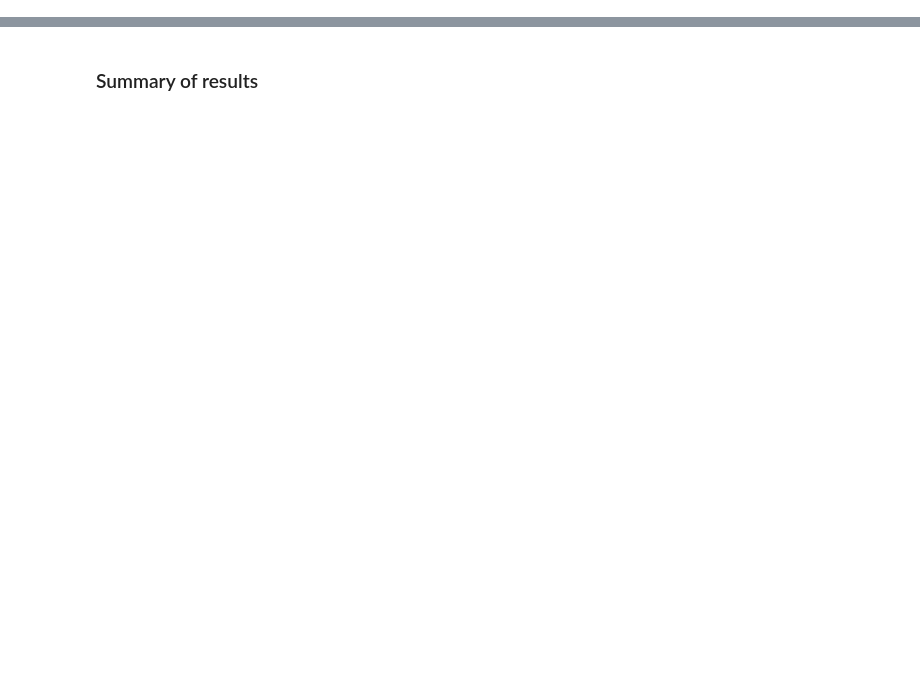
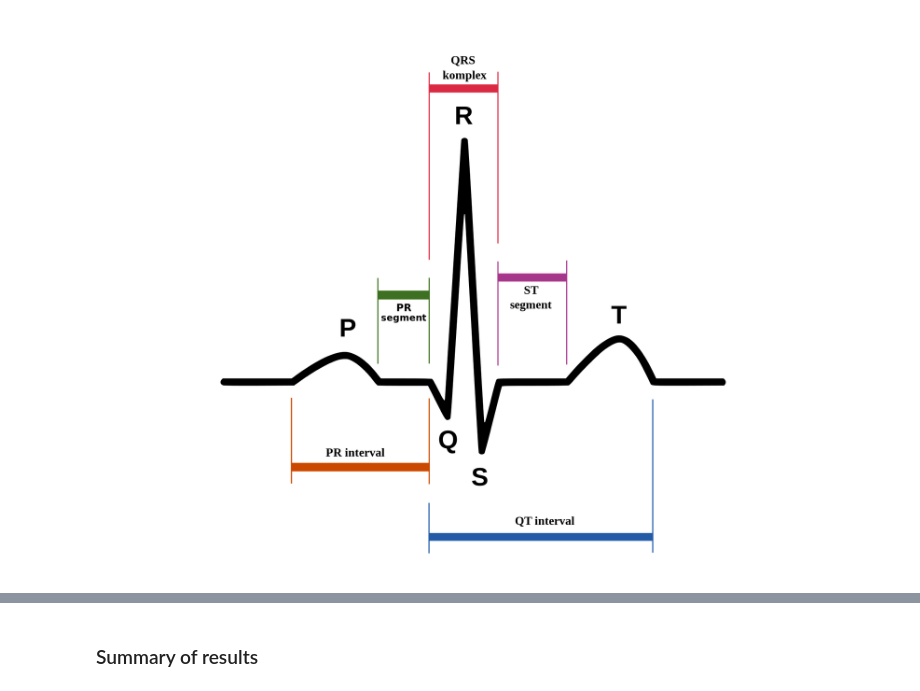
Before and after one commit to lhadhazy/neural_ffn_ecg_tensorflow, a Jupyter notebook: cnn.ipynb, the cells around one changed output, grey strips where cells are left out. Saved outputs shown, nothing was run; the diff lists cells and outputs as text; code cells hidden in the pictures; blank space fills up the shorter version.

```diff
--- a/cnn.ipynb
+++ b/cnn.ipynb
@@ -21,0 +12,6 @@ Data Source:
+# %%
+from IPython.display import Image
+basewidth = 650
+Image("img/PQRST.png", width="650")
+# %% [output]
+[figure, added]
```
Also changed, not shown: parts of 12 cells of this notebook, 2 other files.
